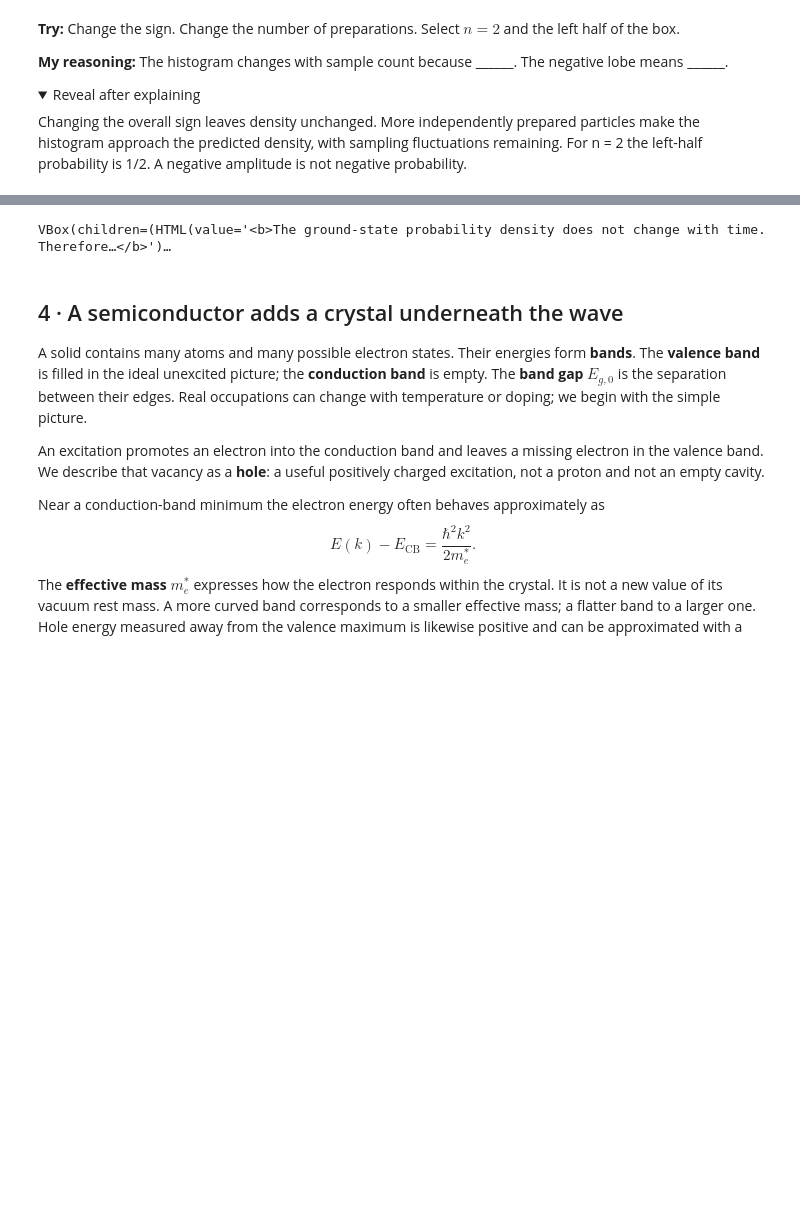
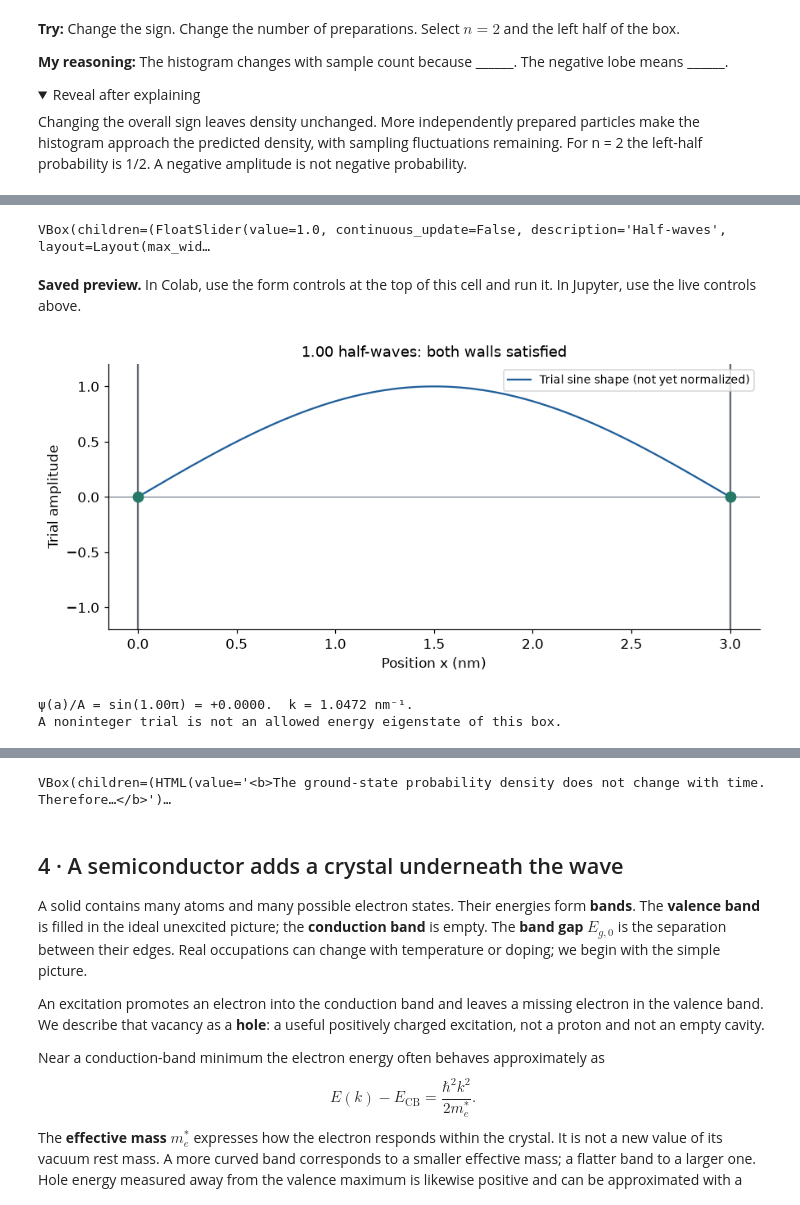
Before and after one commit to Shlok-Joseph-Paul/physical-modeling-intuition, a Jupyter notebook: klimov_section2/01_foundations.ipynb, the cells around one changed output, grey strips where cells are left out. Cells and saved outputs as stored; diff of their text form; code cells hidden in the pictures; folded sections open; blank space fills up the shorter version.

Commit message:
Derive the box wavefunction and expose native Colab controls

```diff
--- a/klimov_section2/01_foundations.ipynb
+++ b/klimov_section2/01_foundations.ipynb
@@ -194,0 +303,32 @@ $$E_n=\frac{\hbar^2k_n^2}{2m}=\frac{\hbar^2\pi^2n^2}{2ma^2}.$$
+# %%
+# @title Experiment 3A — make a trial wave satisfy both walls {run: "auto", single-column: true}
+# @markdown **Predict first.** Run this cell once, then change its controls. The plot/feedback will update automatically; press ▶ if it does not.
+number_of_half_waves = 1.0 # @param {"type": "slider", "min": 0.5, "max": 4.5, "step": 0.05}
+box_length_nm = 3.0 # @param {"type": "slider", "min": 1.0, "max": 6.0, "step": 0.25}
+
+def wall_plot(half_waves=1.,length_nm=3.):
+    x=np.linspace(0,length_nm,800)
+    k=half_waves*np.pi/length_nm
+    y=np.sin(k*x)
+    endpoint=float(np.sin(np.pi*half_waves))
+    allowed=abs(endpoint)<1e-10
+    fig,ax=plt.subplots(figsize=(8,3.7),layout='constrained')
+    ax.plot(x,y,color=BLUE,label='Trial sine shape (not yet normalized)')
+    ax.axhline(0,color=GRAY,lw=.7)
+    ax.axvline(0,color=GRAY);ax.axvline(length_nm,color=GRAY)
+    ax.scatter([0,length_nm],[0,endpoint],s=65,color=GREEN if allowed else ORANGE,zorder=4)
+    ax.set(xlabel='Position x (nm)',ylabel='Trial amplitude',
+           ylim=(-1.2,1.2),title=f'{half_waves:.2f} half-waves: '+('both walls satisfied' if allowed else 'right wall NOT satisfied'))
+    ax.legend(loc='upper right',fontsize=9)
+    plt.show()
+    print(f'ψ(a)/A = sin({half_waves:.2f}π) = {endpoint:+.4f}.  k = {k:.4f} nm⁻¹.')
+    print('A noninteger trial is not an allowed energy eigenstate of this box.')
+lab('wall',wall_plot,{
+    'half_waves':slider('Half-waves',1,.5,4.5,.05),
+    'length_nm':slider('Length a (nm)',3,1,6,.25)}, form_values={'half_waves': number_of_half_waves, 'length_nm': box_length_nm})
+# %% [output]
+VBox(children=(FloatSlider(value=1.0, continuous_update=False, description='Half-waves', layout=Layout(max_wid…
+Saved preview. In Colab, use the form controls at the top of this cell and run it. In Jupyter, use the live controls above.
+[figure, added]
+ψ(a)/A = sin(1.00π) = +0.0000.  k = 1.0472 nm⁻¹.
+A noninteger trial is not an allowed energy eigenstate of this box.
```
Also changed, not shown: parts of 20 cells of this notebook, 3 other files.
